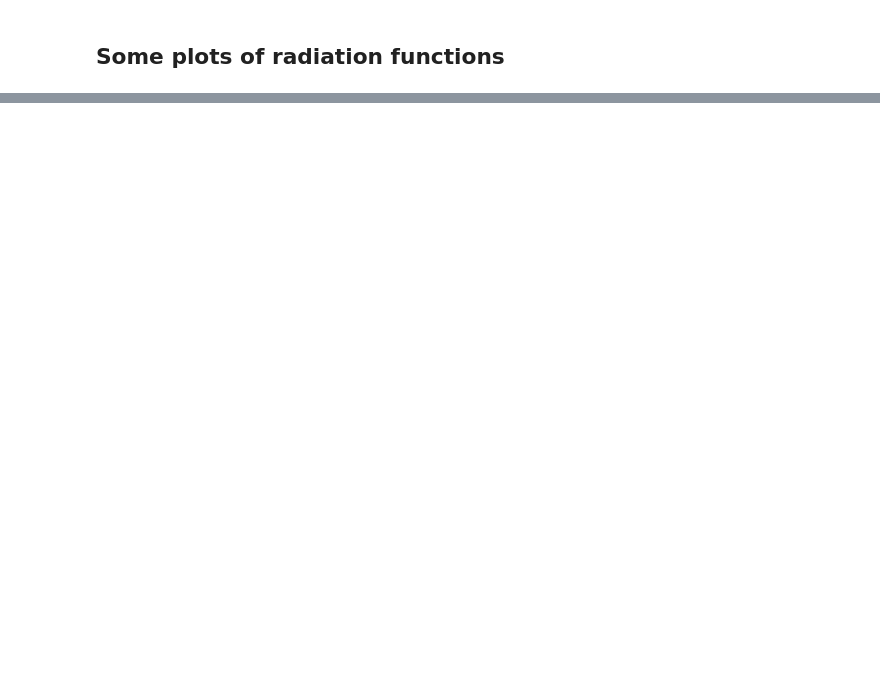
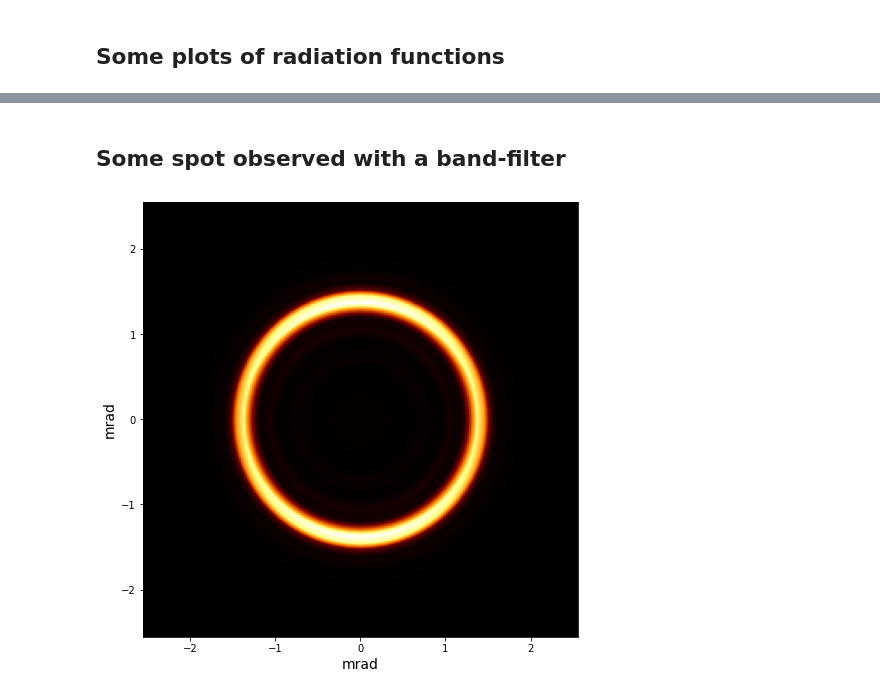
Before and after one commit to hightower8083/synchrad, a Jupyter notebook: tutorials/Undulator_Example.ipynb, the cells around one changed output, grey strips where cells are left out. Saved outputs shown, nothing was run; the diff lists cells and outputs as text; code cells hidden in the pictures; blank space fills up the shorter version.

Commit message:
added filter usage to undulator example

```diff
--- a/tutorials/Undulator_Example.ipynb
+++ b/tutorials/Undulator_Example.ipynb
@@ -156,0 +157,17 @@ plt.imshow( spot.T,
+# %% [markdown]
+## Some spot  observed with a band-filter
+# %%
+kFilter = 0.93 * omega_u_rad / omega_1m
+kBand = 0.003 * kFilter
+k = calc.Args['omega'][:,None,None]
+spect_filter = np.exp( -(k-kFilter)**2/kBand**2 )
+
+spot, extent = calc.get_spot_cartesian(bins=(200,200), th_part=0.5, spect_filter=spect_filter)
+
+plt.figure(figsize=(8,8))
+plt.imshow(spot.T,
+            extent=extent*1e3, cmap=plt.cm.afmhot,
+            origin='lower' )
+[ lab('mrad', size=14) for lab in (plt.xlabel, plt.ylabel) ];
+# %% [output]
+[figure, added]
```
Also changed, not shown: parts of 2 cells of this notebook.
